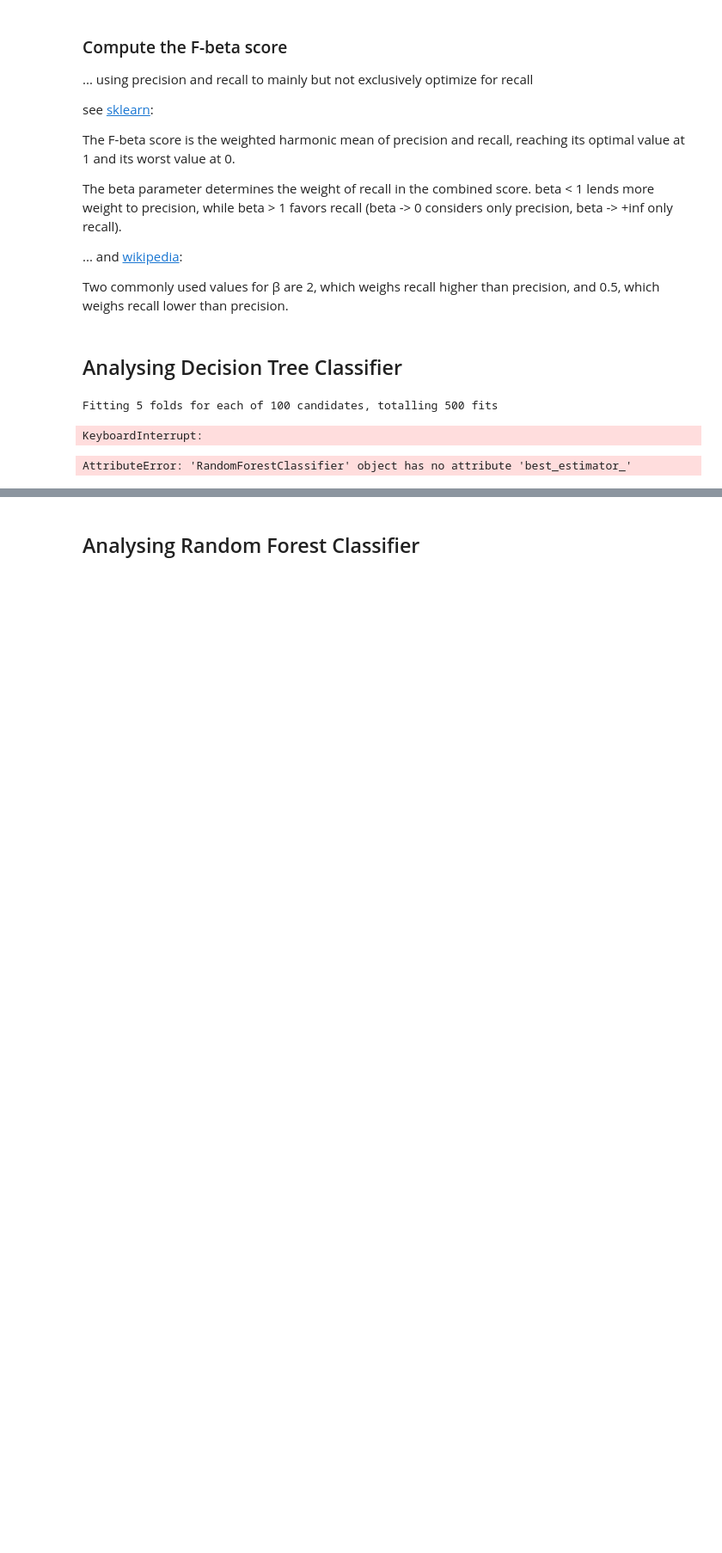
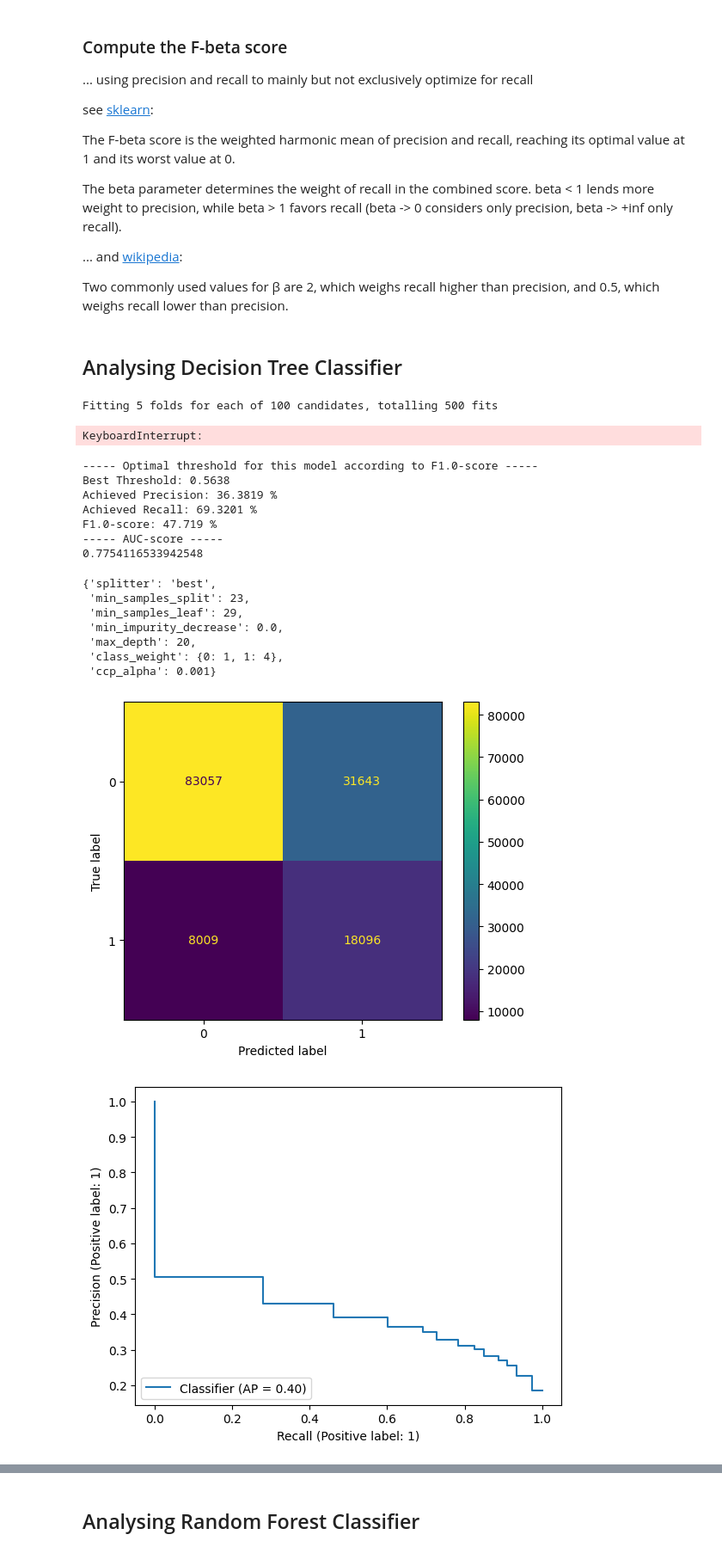
Before and after one commit to n-hundenborn/diabetes-forecasting, a Jupyter notebook: dev_model_training.ipynb, the cells around one changed output, grey strips where cells are left out. Shown at 86% size. Cells and saved outputs as stored; diff of their text form; code cells hidden in the pictures; blank space fills up the shorter version.

```diff
--- a/dev_model_training.ipynb
+++ b/dev_model_training.ipynb
@@ -377,7 +354,8 @@ def evaluate_model(X_train, y_train, X_test, y_test, classifier: ClassifierMixin
 
     return model
 # %%
-def get_best_parameters_for_model(df: pd.DataFrame, features: list, target: str, classifier: ClassifierMixin, param_distribution={}, n_iter=100, cv=5, make_analysis=True):
+# todo: add param_list
+def get_best_parameters_for_model(df: pd.DataFrame, features: list, target: str, classifier: ClassifierMixin, param_distribution={}, n_iter=100, cv=5):
 
     # create custom scorer to use custom weights for recall and accuracy score during training
     custom_scorer = make_scorer(fbeta_score, beta=RECALL_IMPORTANCE_FACTOR)
@@ -386,7 +364,7 @@ def get_best_parameters_for_model(df: pd.DataFrame, features: list, target: str,
 
     model = classifier(random_state=42)
 
-    CV_model = RandomizedSearchCV(estimator=model, param_distributions=param_distribution, n_iter=n_iter, cv=cv, n_jobs=-1, scoring=custom_scorer, verbose=10)
+    CV_model = RandomizedSearchCV(estimator=model, param_distributions=param_distribution, n_iter=n_iter, cv=cv, n_jobs=-1, scoring=custom_scorer, verbose=50)
 
     CV_model.fit(X_train, y_train)
     print("Model fitted successfully")
@@ -394,16 +372,11 @@ def get_best_parameters_for_model(df: pd.DataFrame, features: list, target: str,
     # save model to a file
     filename = f"models/{type(CV_model.best_estimator_).__name__}.sav"
     pickle.dump(CV_model.best_estimator_, open(filename, 'wb'))
+    # analyse_model(model, X_test, y_test)
 
-    if make_analysis:
-        # create dummy classifier for comparing performance
-        dummy_clf = DummyClassifier(strategy="most_frequent")
-
-        dummy_clf.fit(X_train, y_train)
-
-        analyse_model(CV_model.best_estimator_, X_test, y_test, dummy_clf)
-
-    return X_train, y_train, X_test, y_test, CV_model
+    return (X_test, y_test, CV_model.best_params_)
+    # model = ExtraTreesClassifier(random_state=42)
+    # CV_model = RandomizedSearchCV(estimator=model, param_distributions=param_grid_hist, cv=4, n_jobs=2, scoring=my_recall_scorer, verbose=5)
 # %% [markdown]
 ## Analysing Decision Tree Classifier
 # %%
@@ -431,14 +404,27 @@ param_distribution = {
     "ccp_alpha": np.arange(0, 0.01, 0.001)
 }
 
-X_train, y_train, X_test, y_test, CV_model = get_best_parameters_for_model(df_prepared, feature_list, target_name, DecisionTreeClassifier, param_distribution)
+X_test, y_test, best_parameters = get_best_parameters_for_model(df_prepared, feature_list, target_name, DecisionTreeClassifier, param_distribution)
 # %% [output]
 Fitting 5 folds for each of 100 candidates, totalling 500 fits
 KeyboardInterrupt:
-# %%
-dummy_clf = DummyClassifier(strategy="prior")
-dummy_clf.fit(X_train, y_train)
-
-analyse_model(model=CV_model.best_estimator_, X_test=X_test, y_test=y_test, dummy_clf=dummy_clf)
-# %% [output]
-AttributeError: 'RandomForestClassifier' object has no attribute 'best_estimator_'
+# %%
+model = evaluate_model(df_prepared, feature_list, target_name, DecisionTreeClassifier, best_parameters)
+best_parameters
+# %% [output]
+----- Optimal threshold for this model according to F1.0-score -----
+Best Threshold: 0.5638
+Achieved Precision: 36.3819 %
+Achieved Recall: 69.3201 %
+F1.0-score: 47.719 %
+----- AUC-score -----
+0.7754116533942548
+{'splitter': 'best',
+ 'min_samples_split': 23,
+ 'min_samples_leaf': 29,
+ 'min_impurity_decrease': 0.0,
+ 'max_depth': 20,
+ 'class_weight': {0: 1, 1: 4},
+ 'ccp_alpha': 0.001}
+[figure, added]
+[figure, added]
```
Also changed, not shown: parts of 11 cells of this notebook, 1 other file.
